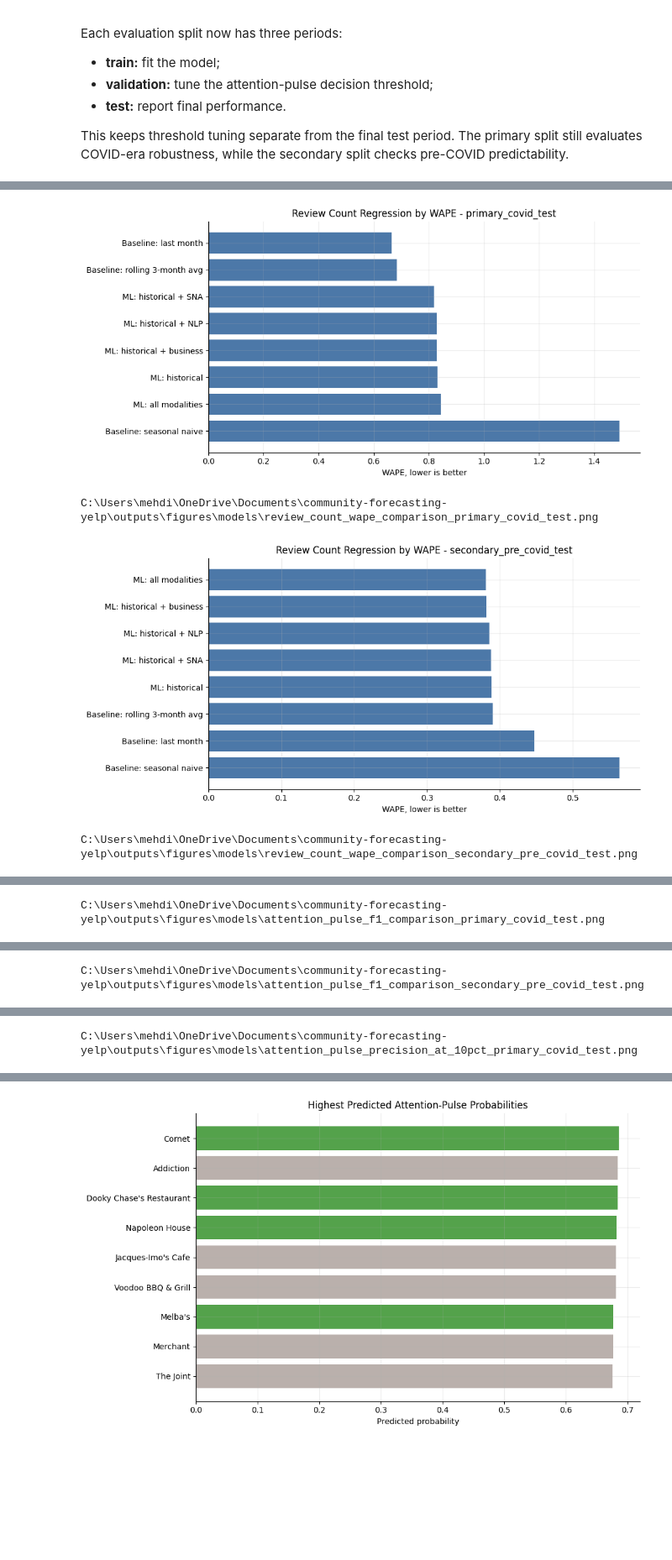
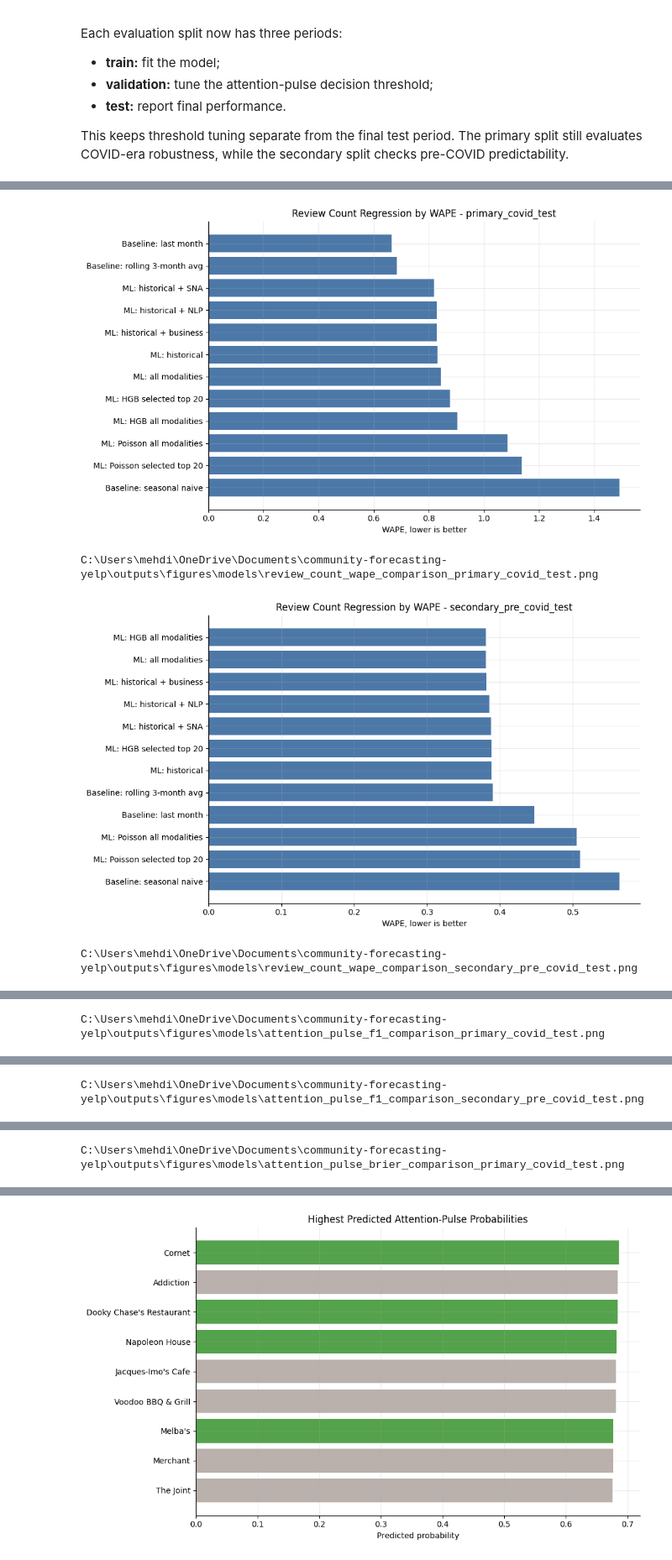
Before and after one commit to MehdiHellall/community-forecasting-yelp, a Jupyter notebook: notebooks/06_forecasting_models.ipynb, the cells around one changed output, grey strips where cells are left out. Shown at 84% size. Cells and saved outputs as stored; diff of their text form; code cells hidden in the pictures; blank space fills up the shorter version.

Commit message:
Expand modeling experiments and calibration

```diff
--- a/notebooks/06_forecasting_models.ipynb
+++ b/notebooks/06_forecasting_models.ipynb
@@ -325,22 +466,27 @@ for split_name, split in splits.items():
         "Baseline: seasonal naive": test_df["same_month_previous_year"].values,
     }
     for model_name, y_pred in baseline_predictions.items():
-        regression_metrics.append(evaluate_regression(split_name, model_name, y_test.values, y_pred, split))
+        regression_metrics.append(evaluate_regression(split_name, model_name, y_test.values, y_pred, split) | {"model_family": "temporal_baseline", "feature_count": 0})
         regression_prediction_frames.append(
             test_df[["business_id", "feature_month_str", "target_month_str", "target_next_month_reviews"]]
             .assign(split=split_name, model=model_name, prediction=np.clip(y_pred, 0, None))
         )
 
-    for model_name, features in feature_sets.items():
-        model = RandomForestRegressor(n_estimators=100, max_depth=12, min_samples_leaf=5, random_state=42, n_jobs=-1)
+    for spec in regression_model_specs:
+        model_name = spec["name"]
+        features = spec["features"]
+        model = spec["builder"](features)
         model.fit(train_df[features], y_train)
         y_pred = model.predict(test_df[features])
-        regression_metrics.append(evaluate_regression(split_name, model_name, y_test.values, y_pred, split))
+        regression_metrics.append(
+            evaluate_regression(split_name, model_name, y_test.values, y_pred, split)
+            | {"model_family": spec["family"], "feature_count": len(features)}
+        )
         regression_prediction_frames.append(
             test_df[["business_id", "feature_month_str", "target_month_str", "target_next_month_reviews"]]
             .assign(split=split_name, model=model_name, prediction=np.clip(y_pred, 0, None))
         )
-        regression_models[(split_name, model_name)] = (model, features)
+        regression_models[(split_name, model_name)] = (model, features, spec["family"])
 
 metrics_df = pd.DataFrame(regression_metrics).sort_values(["split", "WAPE", "MAE"])
 predictions_df = pd.concat(regression_prediction_frames, ignore_index=True)
@@ -484,7 +638,7 @@ pulse_metrics_df
 # %%
 for split_name in metrics_df["split"].unique():
     split_metrics = metrics_df[metrics_df["split"] == split_name].sort_values("WAPE")
-    fig, ax = plt.subplots(figsize=(10, 5))
+    fig, ax = plt.subplots(figsize=(10, 6))
     ax.barh(split_metrics["model"], split_metrics["WAPE"], color="#4C78A8")
     ax.invert_yaxis()
     ax.set_title(f"Review Count Regression by WAPE - {split_name}")
@@ -498,36 +652,73 @@ for split_name in metrics_df["split"].unique():
 
 for split_name in pulse_metrics_df["split"].unique():
     split_metrics = pulse_metrics_df[pulse_metrics_df["split"] == split_name].sort_values("F1", ascending=False)
-    fig, ax = plt.subplots(figsize=(10, 5))
+    fig, ax = plt.subplots(figsize=(10, 6))
     ax.barh(split_metrics["model"], split_metrics["F1"], color="#F58518")
     ax.invert_yaxis()
     ax.set_title(f"Attention Pulse F1 with Validation-Tuned Thresholds - {split_name}")
     ax.set_xlabel("F1, higher is better")
     fig.tight_layout()
     path = FIGURES_DIR / f"attention_pulse_f1_comparison_{split_name}.png"
     fig.savefig(path, dpi=160)
     plt.show()
     plt.close(fig)
     print(path)
 
+for split_name in pulse_metrics_df["split"].unique():
+    split_metrics = pulse_metrics_df[pulse_metrics_df["split"] == split_name].sort_values("Brier")
+    fig, ax = plt.subplots(figsize=(10, 6))
+    ax.barh(split_metrics["model"], split_metrics["Brier"], color="#E45756")
+    ax.invert_yaxis()
+    ax.set_title(f"Attention Pulse Probability Error by Brier Score - {split_name}")
+    ax.set_xlabel("Brier score, lower is better")
+    fig.tight_layout()
+    path = FIGURES_DIR / f"attention_pulse_brier_comparison_{split_name}.png"
+    fig.savefig(path, dpi=160)
+    plt.show()
+    plt.close(fig)
+    print(path)
+
 for split_name in pulse_topk_metrics_df["split"].unique():
     split_topk = pulse_topk_metrics_df[
         (pulse_topk_metrics_df["split"] == split_name)
         & (pulse_topk_metrics_df["k_fraction"] == 0.10)
     ].sort_values("precision_at_k", ascending=False)
-    fig, ax = plt.subplots(figsize=(10, 5))
+    fig, ax = plt.subplots(figsize=(10, 6))
     ax.barh(split_topk["model"], split_topk["precision_at_k"], color="#54A24B")
     ax.invert_yaxis()
     ax.set_title(f"Attention Pulse Precision@10% - {split_name}")
     ax.set_xlabel("Precision among top 10% highest-risk business-months")
     fig.tight_layout()
     path = FIGURES_DIR / f"attention_pulse_precision_at_10pct_{split_name}.png"
     fig.savefig(path, dpi=160)
     plt.show()
     plt.close(fig)
     print(path)
+
+for split_name in pulse_calibration_df["split"].unique():
+    best_models = (
+        pulse_metrics_df[pulse_metrics_df["split"] == split_name]
+        .sort_values(["PR_AUC", "Brier"], ascending=[False, True])
+        .head(4)["model"]
+        .tolist()
+    )
+    fig, ax = plt.subplots(figsize=(7, 6))
+    ax.plot([0, 1], [0, 1], color="#BAB0AC", linestyle="--", label="Perfect calibration")
+    for model_name in best_models:
+        line_df = pulse_calibration_df[(pulse_calibration_df["split"] == split_name) & (pulse_calibration_df["model"] == model_name)]
+        ax.plot(line_df["mean_predicted_probability"], line_df["observed_pulse_rate"], marker="o", label=model_name)
+    ax.set_title(f"Attention Pulse Calibration - {split_name}")
+    ax.set_xlabel("Mean predicted probability")
+    ax.set_ylabel("Observed pulse rate")
+    ax.legend(frameon=False, fontsize=8)
+    fig.tight_layout()
+    path = FIGURES_DIR / f"attention_pulse_calibration_{split_name}.png"
+    fig.savefig(path, dpi=160)
+    plt.show()
+    plt.close(fig)
+    print(path)
 # %% [output]
-[figure, old version]
+[figure, new version]
 C:\Users\mehdi\OneDrive\Documents\community-forecasting-yelp\outputs\figures\models\review_count_wape_comparison_primary_covid_test.png
-[figure, old version]
+[figure, new version]
 C:\Users\mehdi\OneDrive\Documents\community-forecasting-yelp\outputs\figures\models\review_count_wape_comparison_secondary_pre_covid_test.png
@@ -539 +730 @@ C:\Users\mehdi\OneDrive\Documents\community-forecasting-yelp\outputs\figures\mod
-C:\Users\mehdi\OneDrive\Documents\community-forecasting-yelp\outputs\figures\models\attention_pulse_precision_at_10pct_primary_covid_test.png
+C:\Users\mehdi\OneDrive\Documents\community-forecasting-yelp\outputs\figures\models\attention_pulse_brier_comparison_primary_covid_test.png
```
Also changed, not shown: parts of 12 cells of this notebook, 26 other files.
